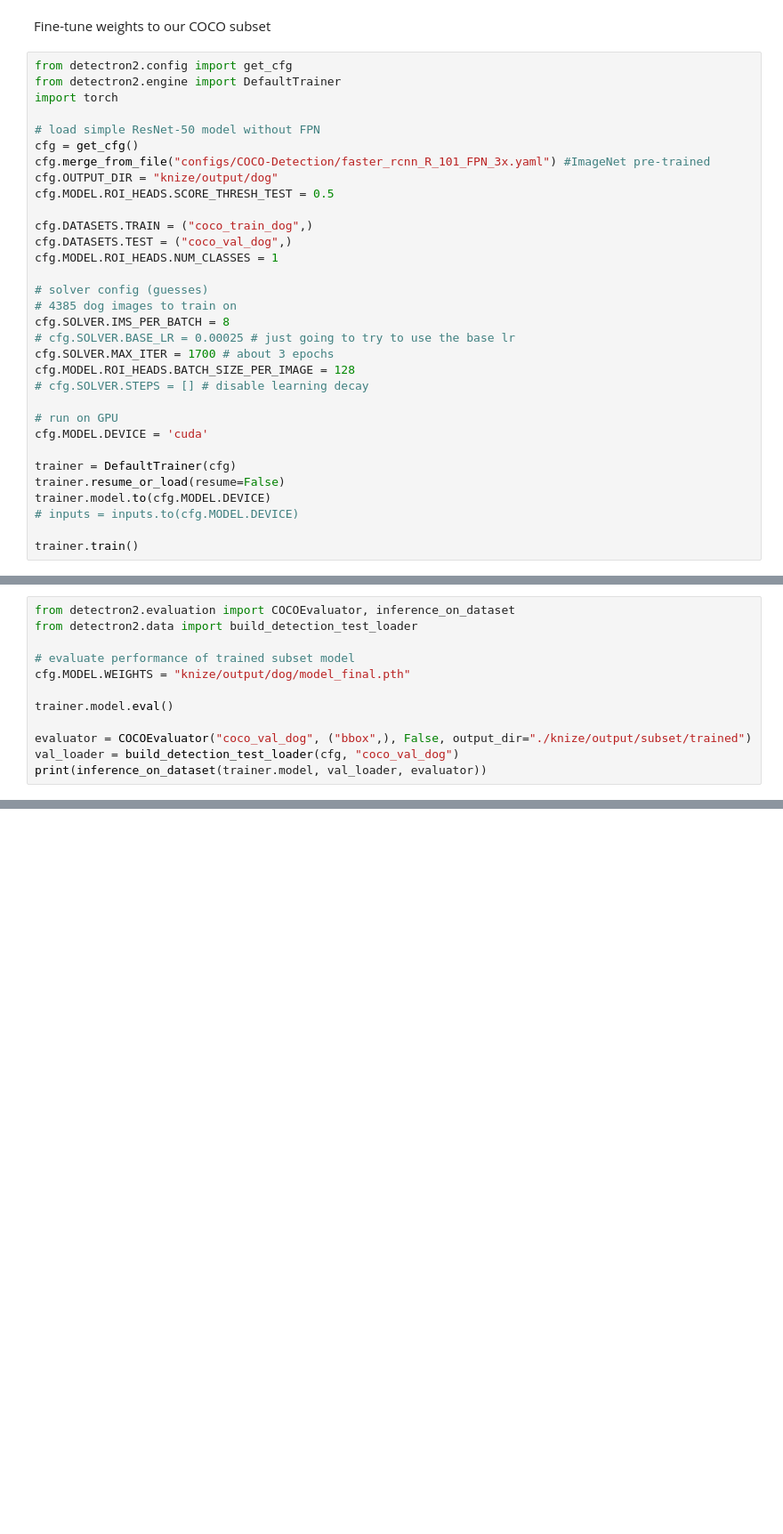
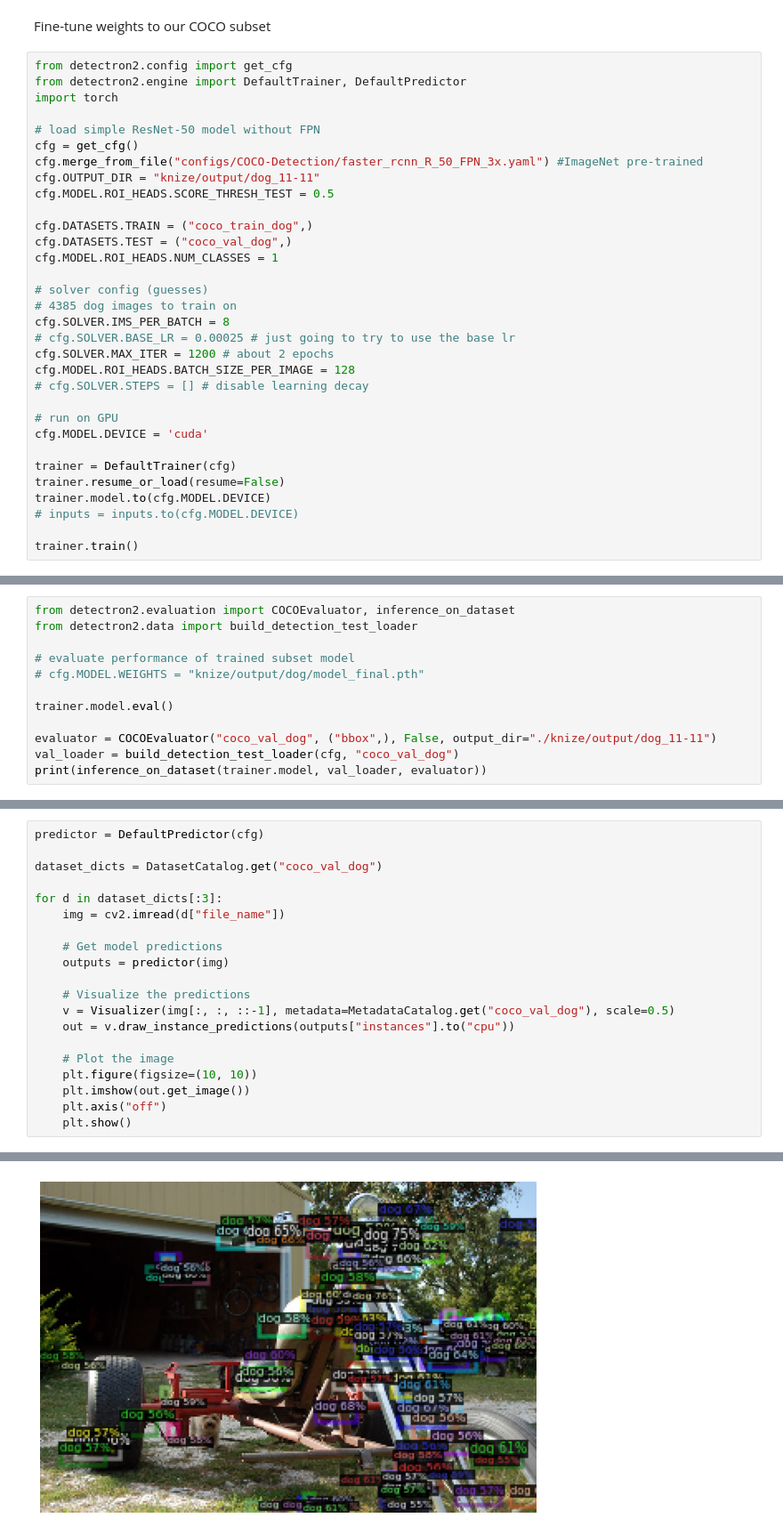
Before and after one commit to joshknize/CSC578, a Jupyter notebook: python/coco_subset/train_custom_coco_subset.ipynb, the cells around one changed output, grey strips where cells are left out. Shown at 89% size. Cells and saved outputs as stored; diff of their text form; blank space fills up the shorter version.

```diff
--- a/python/coco_subset/train_custom_coco_subset.ipynb
+++ b/python/coco_subset/train_custom_coco_subset.ipynb
@@ -45,13 +45,13 @@ for d in random.sample(dataset_dicts, 3):
 Fine-tune weights to our COCO subset
 # %%
 from detectron2.config import get_cfg
-from detectron2.engine import DefaultTrainer
+from detectron2.engine import DefaultTrainer, DefaultPredictor
 import torch
 
 # load simple ResNet-50 model without FPN
 cfg = get_cfg()
-cfg.merge_from_file("configs/COCO-Detection/faster_rcnn_R_101_FPN_3x.yaml") #ImageNet pre-trained
-cfg.OUTPUT_DIR = "knize/output/dog"
+cfg.merge_from_file("configs/COCO-Detection/faster_rcnn_R_50_FPN_3x.yaml") #ImageNet pre-trained
+cfg.OUTPUT_DIR = "knize/output/dog_11-11"
 cfg.MODEL.ROI_HEADS.SCORE_THRESH_TEST = 0.5
 
 cfg.DATASETS.TRAIN = ("coco_train_dog",)
@@ -62,7 +62,7 @@ cfg.MODEL.ROI_HEADS.NUM_CLASSES = 1
 # 4385 dog images to train on
 cfg.SOLVER.IMS_PER_BATCH = 8
 # cfg.SOLVER.BASE_LR = 0.00025 # just going to try to use the base lr
-cfg.SOLVER.MAX_ITER = 1700 # about 3 epochs
+cfg.SOLVER.MAX_ITER = 1200 # about 2 epochs
 cfg.MODEL.ROI_HEADS.BATCH_SIZE_PER_IMAGE = 128
 # cfg.SOLVER.STEPS = [] # disable learning decay
 
@@ -130,11 +133,11 @@ from detectron2.evaluation import COCOEvaluator, inference_on_dataset
 from detectron2.data import build_detection_test_loader
 
 # evaluate performance of trained subset model
-cfg.MODEL.WEIGHTS = "knize/output/dog/model_final.pth"
+# cfg.MODEL.WEIGHTS = "knize/output/dog/model_final.pth"
 
 trainer.model.eval()
 
-evaluator = COCOEvaluator("coco_val_dog", ("bbox",), False, output_dir="./knize/output/subset/trained")
+evaluator = COCOEvaluator("coco_val_dog", ("bbox",), False, output_dir="./knize/output/dog_11-11")
 val_loader = build_detection_test_loader(cfg, "coco_val_dog")
 print(inference_on_dataset(trainer.model, val_loader, evaluator))
 # %% [output]
@@ -157,0 +161,21 @@ print(os.getcwd())
+# %%
+predictor = DefaultPredictor(cfg)
+
+dataset_dicts = DatasetCatalog.get("coco_val_dog")
+
+for d in dataset_dicts[:3]:
+    img = cv2.imread(d["file_name"])
+
+    # Get model predictions
+    outputs = predictor(img)
+
+    # Visualize the predictions
+    v = Visualizer(img[:, :, ::-1], metadata=MetadataCatalog.get("coco_val_dog"), scale=0.5)
+    out = v.draw_instance_predictions(outputs["instances"].to("cpu"))
+
+    # Plot the image
+    plt.figure(figsize=(10, 10))
+    plt.imshow(out.get_image())
+    plt.axis("off")
+    plt.show()
+# %% [output]
@@ -157,0 +204 @@ print(os.getcwd())
+[figure, added]
```
Also changed, not shown: parts of 5 cells of this notebook, 18 other files.
